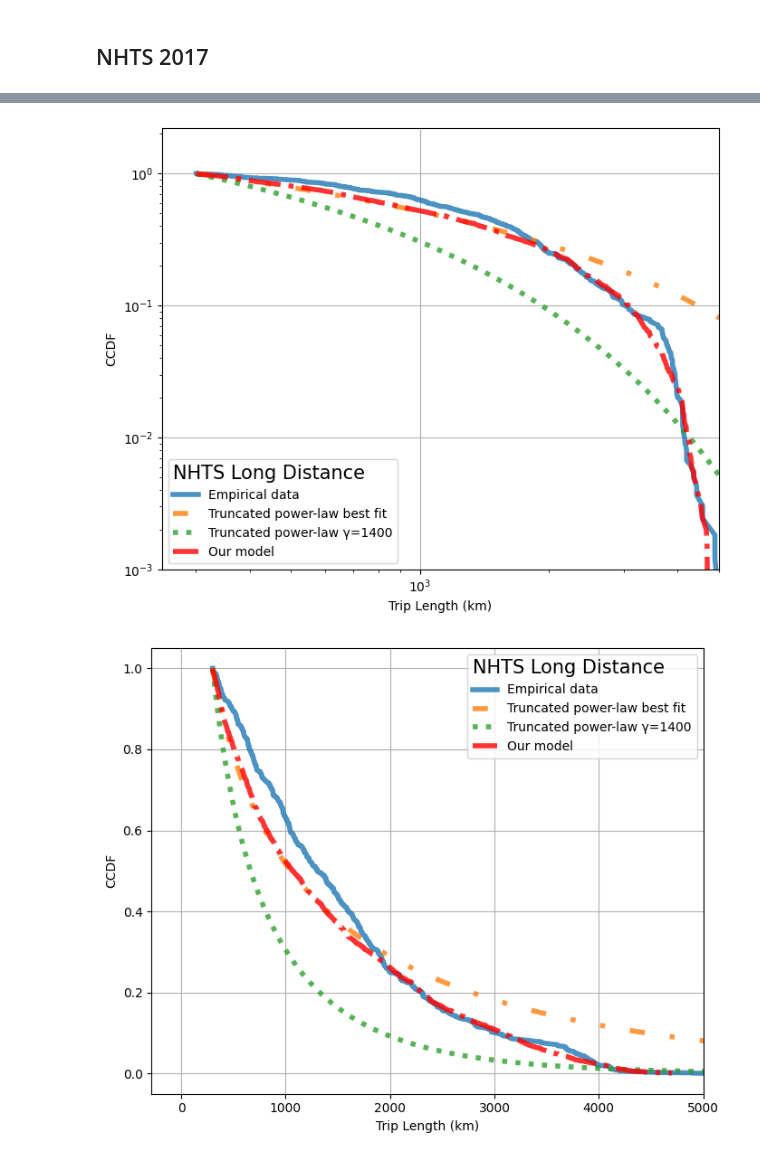
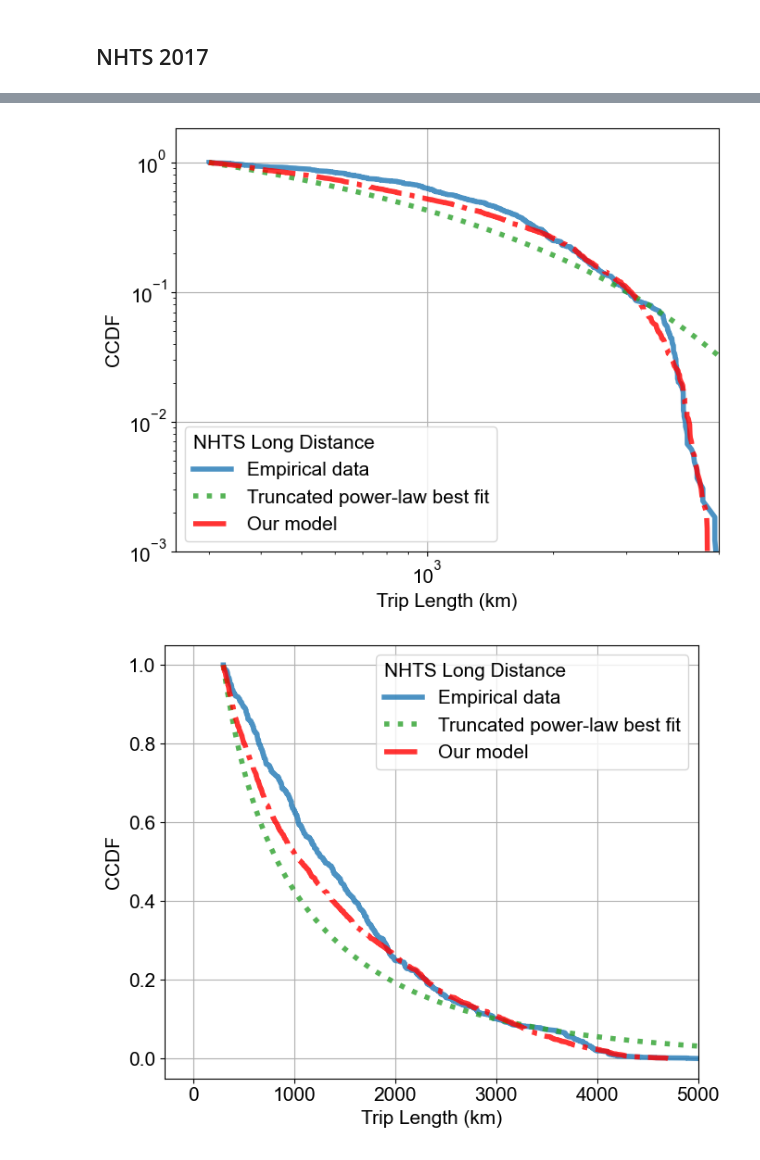
Before and after one commit to HuiranLiu/Long-distance-travel-human-mobility, a Jupyter notebook: long-distance-modelling.ipynb, the cells around one changed output, grey strips where cells are left out. Saved outputs shown, nothing was run; the diff lists cells and outputs as text; code cells hidden in the pictures.

Commit message:
long distance updated

```diff
--- a/long-distance-modelling.ipynb
+++ b/long-distance-modelling.ipynb
@@ -390,7 +408,7 @@ Can only be executed if MiD data was acquired and loaded at the beginning of the
  CCDF plots for MiD data
  normal=True means the CCDF is a normal CCDF plot, otherwise it will plot the CCDF with log-scale
 '''
-def custom_ccdf_draw_4lines(datalist,labels,Ds,Cs,alphas,gammas,normal=True):
+def custom_ccdf_draw_3lines(datalist,labels,Ds,Cs,alphas,gammas,normal=True):
 #     fig, ax = plt.subplots(figsize=(10,8))
     fig, ax = plt.subplots(figsize=(3.54*2,2.83*2))
     colors=['#1f77b4','red']
@@ -400,7 +418,6 @@ def custom_ccdf_draw_4lines(datalist,labels,Ds,Cs,alphas,gammas,normal=True):
             sorted_data = np.sort(data)
             linspaced = np.linspace(0, 1, len(data), endpoint=False)
             ax.plot(sorted_data, 1-linspaced,label=labels[i],color=colors[i],linestyle=linestyles[i],rasterized=False,markersize=5,alpha=0.8,linewidth=4)
-#         ax.plot(sorted_data, 1-linspaced,label=labels[i],rasterized=False,markersize=5,alpha=0.8,linewidth=4)
 
     #the final results
     for C,alpha,gamma in zip(Cs,alphas,gammas):
@@ -409,14 +426,8 @@ def custom_ccdf_draw_4lines(datalist,labels,Ds,Cs,alphas,gammas,normal=True):
             for i in Ds[Ds>=d]:
                 Fd[idx]+=funcD(C,i,alpha,gamma)
         if gamma==gammas[0]:
-            ax.plot(Ds,Fd,label='Truncated power-law best fit',color='#ff7f0e',linestyle=(0,(3,5,1,5,1,5)),rasterized=False,markersize=5,alpha=0.8,linewidth=4)
-        else:
-            ax.plot(Ds,Fd,label='Truncated power-law γ=%d'%(gamma),color='#2ca02c',linestyle='dotted',rasterized=False,markersize=5,alpha=0.8,linewidth=4)
+            ax.plot(Ds,Fd,label='Truncated power-law best fit',color='#2ca02c',linestyle='dotted',rasterized=False,markersize=5,alpha=0.8,linewidth=4)
 
-        empircal_data=datalist[0].tolist()
-        # normalize the empircal data to make it can be compared with Fd, since the value of Fd always smaller than 1
-        normalized_empircal=NormalizeData(empircal_data).tolist()
-        e=custom_distance(Fd,normalized_empircal)
     for i,data in enumerate(datalist):
         if i==1:
             sorted_data = np.sort(data)
@@ -463,9 +474,9 @@ dist= optM[4,0] #optimal trips list
 
 # Reading the stored optimal truncated power-law fitting parameters
 opt_trunc=pd.read_pickle(res+'Optimal truncated power-law in MiD.pkl')
-# first entry: optimal alpha and gamma, second entry: handpicked alpha and gamma
-alphas=[opt_trunc.alpha,1.02]
-gammas=[opt_trunc.gamma,400]
+# optimal alpha and gamma
+alphas=[opt_trunc.alpha]
+gammas=[opt_trunc.gamma]
 Ds=np.arange(100,2001,1) #distance trips setted
 # %%
 %%time
@@ -495,7 +506,7 @@ Wall time: 4.37 s
  CCDF plots for NHTS data
  normal=True means the CCDF is a normal CCDF plot, otherwise it will plot the CCDF with log-scale
 '''
-def custom_ccdf_draw_4lines(datalist,labels,Ds,Cs,alphas,gammas,normal=True):
+def custom_ccdf_draw_3lines(datalist,labels,Ds,Cs,alphas,gammas,normal=True):
 #     fig, ax = plt.subplots(figsize=(10,8))
     fig, ax = plt.subplots(figsize=(3.54*2,2.83*2))
     colors=['#1f77b4','red']
@@ -514,14 +525,8 @@ def custom_ccdf_draw_4lines(datalist,labels,Ds,Cs,alphas,gammas,normal=True):
             for i in Ds[Ds>=d]:
                 Fd[idx]+=funcD(C,i,alpha,gamma)
         if gamma==gammas[0]:
-            ax.plot(Ds,Fd,label='Truncated power-law best fit',color='#ff7f0e',linestyle=(0,(3,5,1,5,1,5)),rasterized=False,markersize=5,alpha=0.8,linewidth=4)
-        else:
-            ax.plot(Ds,Fd,label='Truncated power-law γ=%d'%(gamma),color='#2ca02c',linestyle='dotted',rasterized=False,markersize=5,alpha=0.8,linewidth=4)
+            ax.plot(Ds,Fd,label='Truncated power-law best fit',color='#2ca02c',linestyle='dotted',rasterized=False,markersize=5,alpha=0.8,linewidth=4)
 
-        empircal_data=datalist[0].tolist()
-        # normalize the empircal data to make it can be compared with Fd, since the value of Fd always smaller than 1
-        normalized_empircal=NormalizeData(empircal_data).tolist()
-        e=custom_distance(Fd,normalized_empircal)
     for i,data in enumerate(datalist):
         if i==1:
             sorted_data = np.sort(data)
@@ -569,9 +574,9 @@ dist= optM[4,0] #optimal trips list
 
 # Reading the stored optimal truncated power-law fitting parameters
 opt_trunc=pd.read_pickle(res+'Optimal truncated power-law in NHTS.pkl')
-# one parameter is optimal alpha and gamma, the other one is handpicked alpha and gamma
-alphas=[opt_trunc.alpha,1.02]
-gammas=[opt_trunc.gamma,1400]
+#optimal alpha and gamma
+alphas=[opt_trunc.alpha]
+gammas=[opt_trunc.gamma]
 Ds=np.arange(300,12001,10) #distance trips setted
 # %%
 %%time
@@ -587,6 +592,6 @@ for alpha,gamma in zip(alphas,gammas):
         temp+=funcD_noC(d,alpha,gamma)
     C=1/temp
     Cs.append(C)
-custom_ccdf_draw_4lines(datalist,labels,Ds,Cs,alphas,gammas,normal=False)
-custom_ccdf_draw_4lines(datalist,labels,Ds,Cs,alphas,gammas,normal=True)
+custom_ccdf_draw_3lines(datalist,labels,Ds,Cs,alphas,gammas,normal=False)
+custom_ccdf_draw_3lines(datalist,labels,Ds,Cs,alphas,gammas,normal=True)
 # %% [output]
@@ -595,2 +600,2 @@ Wall time: 9.16 s
-[figure, old version]
+[figure, new version]
-[figure, old version]
+[figure, new version]
```
Also changed, not shown: parts of 11 cells of this notebook, 7 other files.
